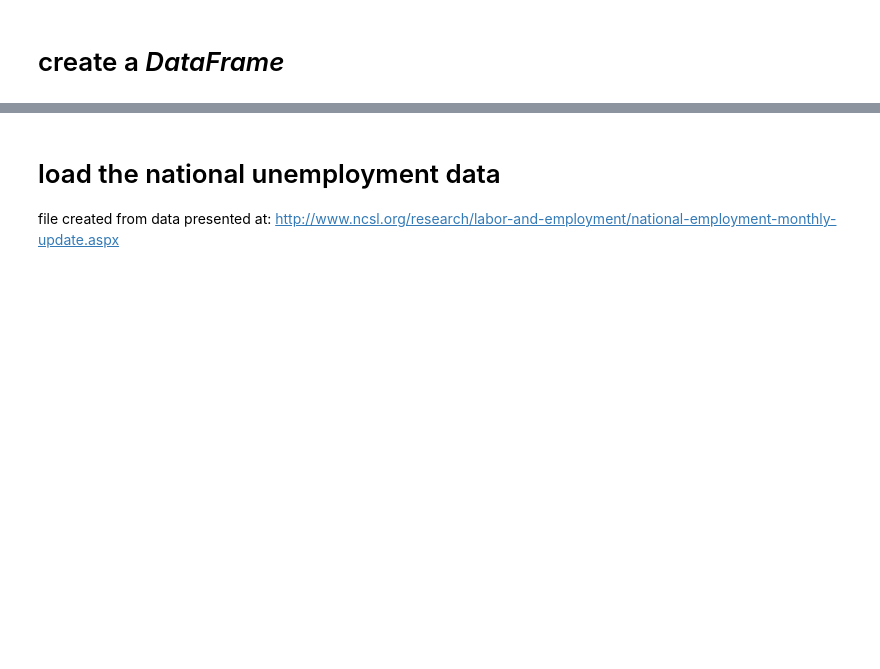
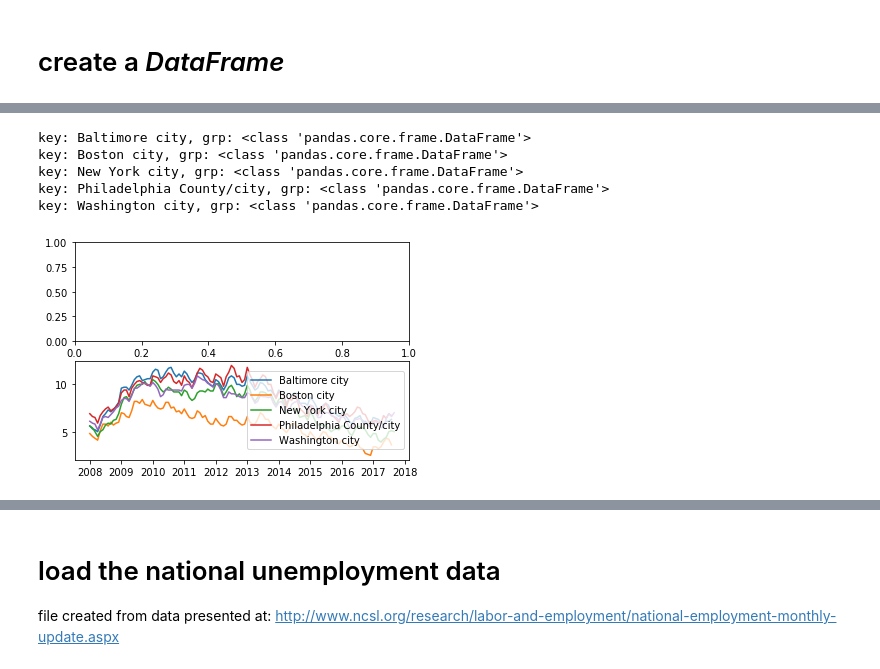
Before and after one commit to muftring/iu-datavis, a Jupyter notebook: project/bls-analysis.ipynb, the cells around one changed output, grey strips where cells are left out. Cells and saved outputs as stored; diff of their text form; code cells hidden in the pictures; blank space fills up the shorter version.

```diff
--- a/project/bls-analysis.ipynb
+++ b/project/bls-analysis.ipynb
@@ -208,0 +268,24 @@ df.head()
+# %%
+import pandas as pd
+import statsmodels.api as sm
+import matplotlib.pylab as plt
+from pandas.tools.plotting import andrews_curves
+
+fig, (ax1, ax2) = plt.subplots(nrows = 2, ncols = 1)
+
+for key, grp in df.groupby(['city']):
+    #ax2.plot(grp['date'], grp['value'], label = "{}".format(key))
+    print("key: {}, grp: {}".format(key, type(grp)))
+    x = list([datetime.datetime.strptime(d,'%Y/%m').date() for d in grp.date.values])
+    y = list(grp.value.values)
+    ax2.plot(x, y, label=key)
+
+plt.legend(loc='right')
+plt.show()
+# %% [output]
+key: Baltimore city, grp: <class 'pandas.core.frame.DataFrame'>
+key: Boston city, grp: <class 'pandas.core.frame.DataFrame'>
+key: New York city, grp: <class 'pandas.core.frame.DataFrame'>
+key: Philadelphia County/city, grp: <class 'pandas.core.frame.DataFrame'>
+key: Washington city, grp: <class 'pandas.core.frame.DataFrame'>
+[figure, added]
```
Also changed, not shown: parts of 23 cells of this notebook, 13 other files.
